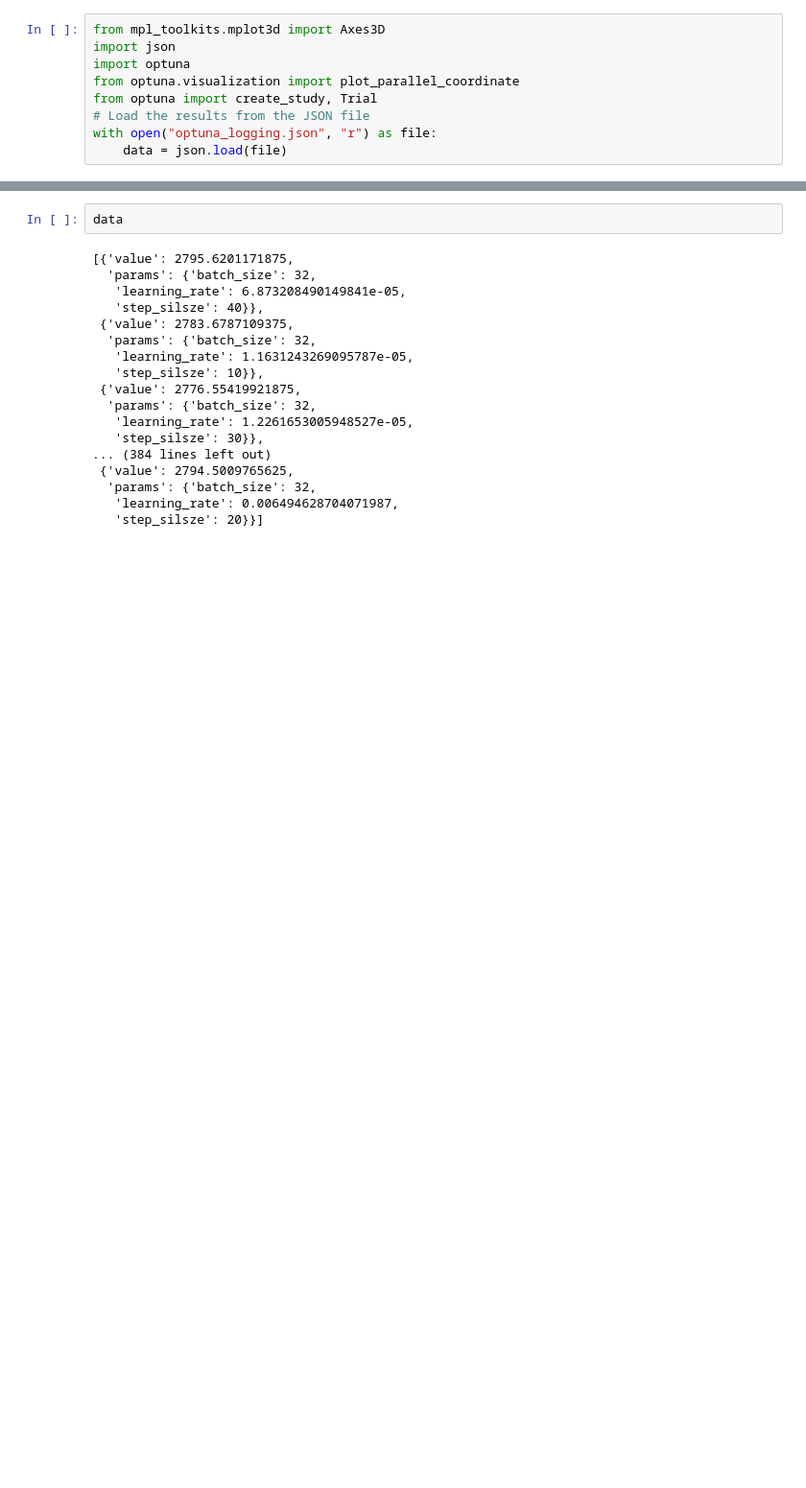
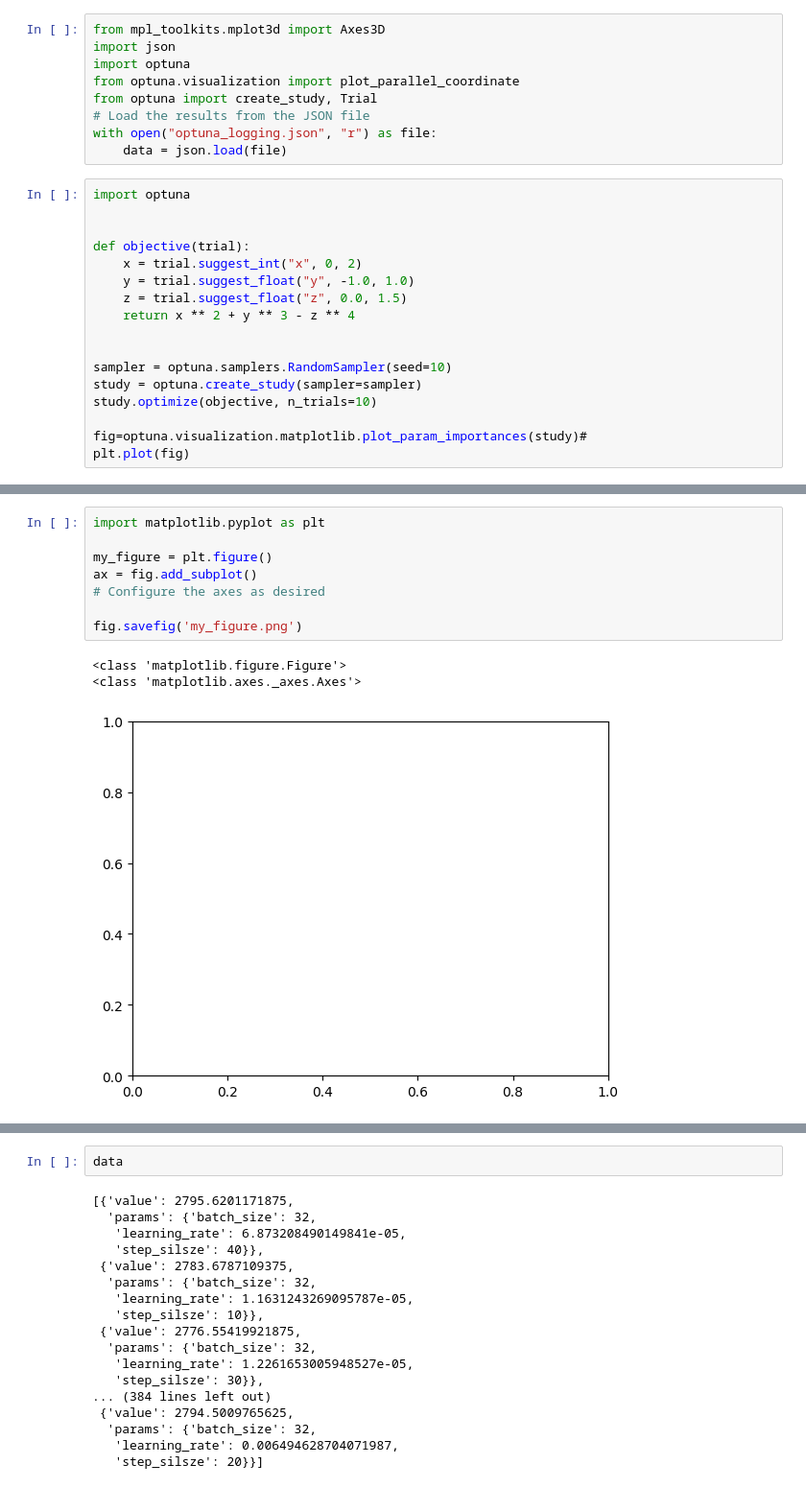
Before and after one commit to Badar-e-Alam/Self-Supervised-Learning, a Jupyter notebook: visualization.ipynb, the cells around one changed output, grey strips where cells are left out. Shown at 96% size. Saved outputs shown, nothing was run; the diff lists cells and outputs as text; blank space fills up the shorter version.

Commit message:
optuna optimization

```diff
--- a/visualization.ipynb
+++ b/visualization.ipynb
@@ -7,3 +7,20 @@ from optuna import create_study, Trial
 # Load the results from the JSON file
 with open("optuna_logging.json", "r") as file:
     data = json.load(file)
+# %%
+import optuna
+
+
+def objective(trial):
+    x = trial.suggest_int("x", 0, 2)
+    y = trial.suggest_float("y", -1.0, 1.0)
+    z = trial.suggest_float("z", 0.0, 1.5)
+    return x ** 2 + y ** 3 - z ** 4
+
+
+sampler = optuna.samplers.RandomSampler(seed=10)
+study = optuna.create_study(sampler=sampler)
+study.optimize(objective, n_trials=10)
+
+fig=optuna.visualization.matplotlib.plot_param_importances(study)#
+plt.plot(fig)
@@ -9,0 +40,12 @@ with open("optuna_logging.json", "r") as file:
+# %%
+import matplotlib.pyplot as plt
+
+my_figure = plt.figure()
+ax = fig.add_subplot()
+# Configure the axes as desired
+
+fig.savefig('my_figure.png')
+# %% [output]
+<class 'matplotlib.figure.Figure'>
+<class 'matplotlib.axes._axes.Axes'>
+[figure, added]
```
Also changed, not shown: parts of 2 cells of this notebook, 3 other files.
